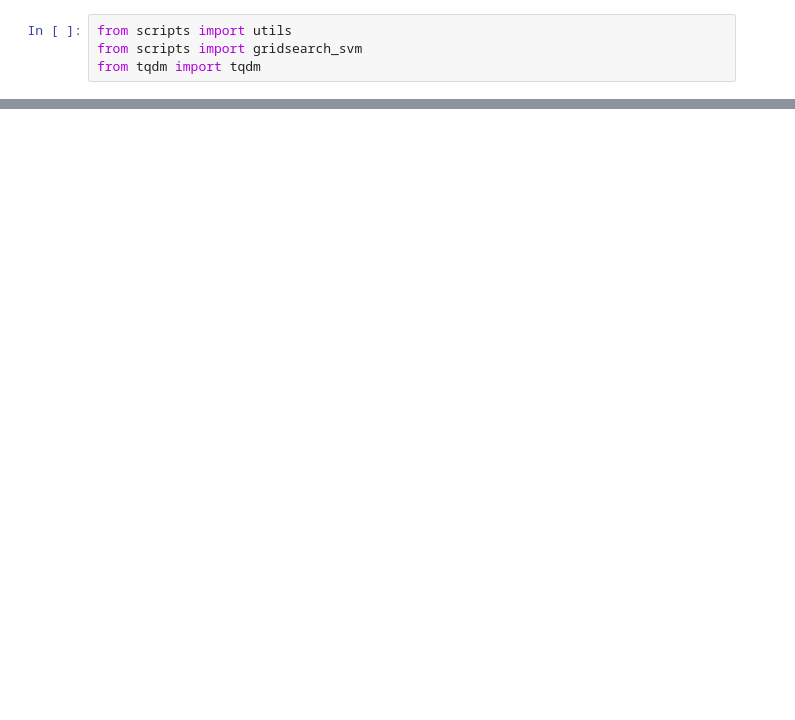
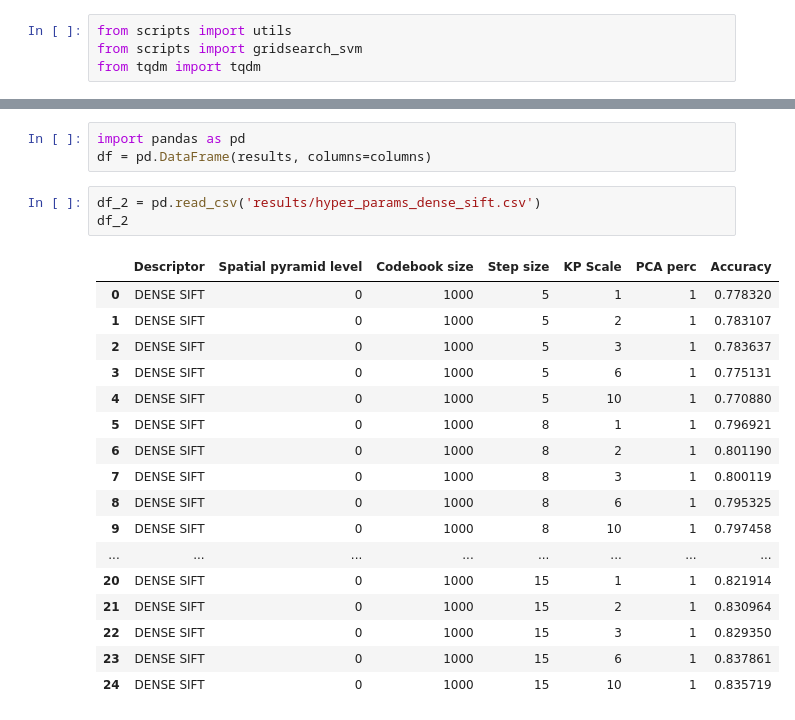
Before and after one commit to alex21th/MCV-M3-Project, a Jupyter notebook: W2/BOVW_Week2.ipynb, the cells around one changed output, grey strips where cells are left out. Cells and saved outputs as stored; diff of their text form; blank space fills up the shorter version.

```diff
--- a/W2/BOVW_Week2.ipynb
+++ b/W2/BOVW_Week2.ipynb
@@ -48,0 +91,24 @@ KeyboardInterrupt:
+# %%
+import pandas as pd
+df = pd.DataFrame(results, columns=columns)
+# %%
+df_2 = pd.read_csv('results/hyper_params_dense_sift.csv')
+df_2
+# %% [output]
+|  | Descriptor | Spatial pyramid level | Codebook size | Step size | KP Scale | PCA perc | Accuracy |
+| 0 | DENSE SIFT | 0 | 1000 | 5 | 1 | 1 | 0.778320 |
+| 1 | DENSE SIFT | 0 | 1000 | 5 | 2 | 1 | 0.783107 |
+| 2 | DENSE SIFT | 0 | 1000 | 5 | 3 | 1 | 0.783637 |
+| 3 | DENSE SIFT | 0 | 1000 | 5 | 6 | 1 | 0.775131 |
+| 4 | DENSE SIFT | 0 | 1000 | 5 | 10 | 1 | 0.770880 |
+| 5 | DENSE SIFT | 0 | 1000 | 8 | 1 | 1 | 0.796921 |
+| 6 | DENSE SIFT | 0 | 1000 | 8 | 2 | 1 | 0.801190 |
+| 7 | DENSE SIFT | 0 | 1000 | 8 | 3 | 1 | 0.800119 |
+| 8 | DENSE SIFT | 0 | 1000 | 8 | 6 | 1 | 0.795325 |
+| 9 | DENSE SIFT | 0 | 1000 | 8 | 10 | 1 | 0.797458 |
+| ... | ... | ... | ... | ... | ... | ... | ... |
+| 20 | DENSE SIFT | 0 | 1000 | 15 | 1 | 1 | 0.821914 |
+| 21 | DENSE SIFT | 0 | 1000 | 15 | 2 | 1 | 0.830964 |
+| 22 | DENSE SIFT | 0 | 1000 | 15 | 3 | 1 | 0.829350 |
+| 23 | DENSE SIFT | 0 | 1000 | 15 | 6 | 1 | 0.837861 |
+| 24 | DENSE SIFT | 0 | 1000 | 15 | 10 | 1 | 0.835719 |
```
Also changed, not shown: parts of 9 cells of this notebook, 6 other files.
